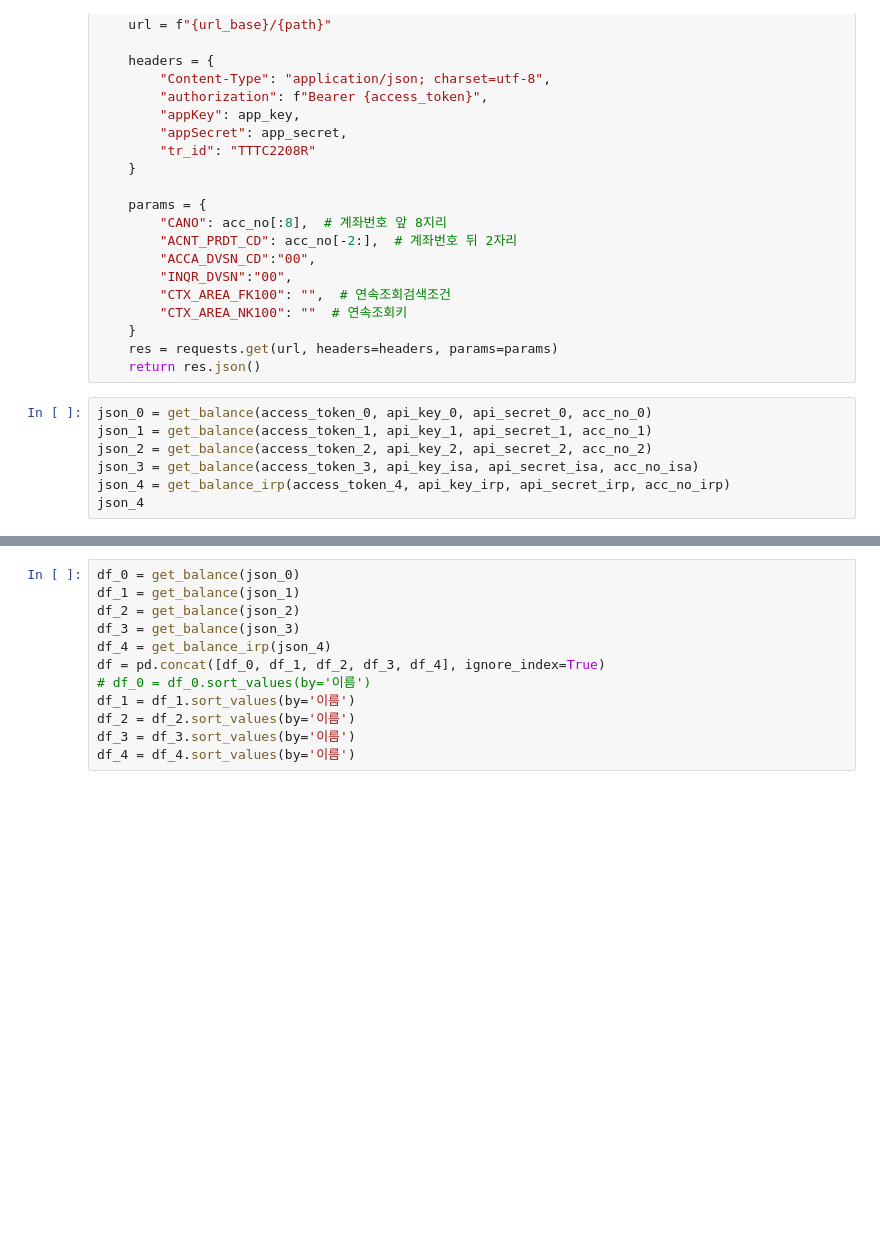
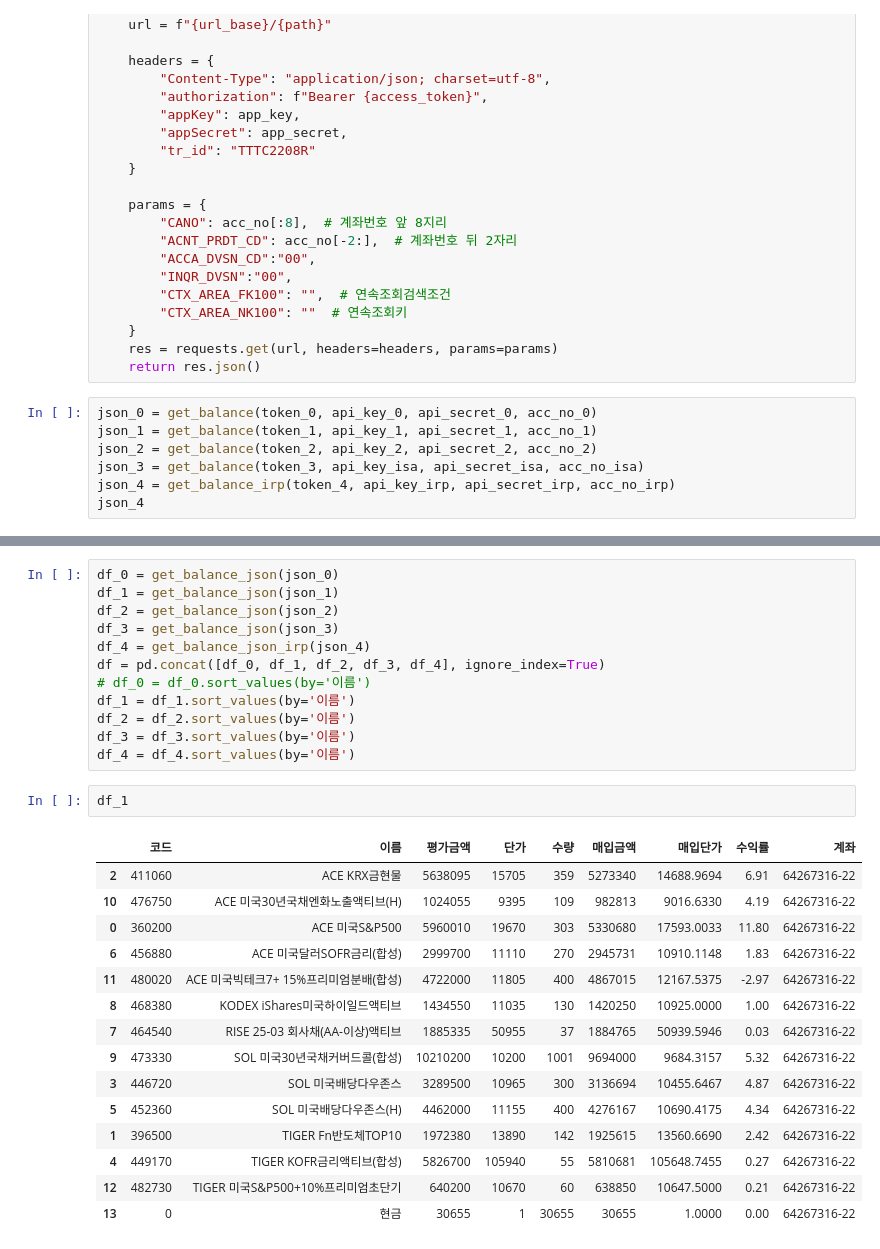
Before and after one commit to birdblues/kbtest, a Jupyter notebook: test01.ipynb, the cells around one changed output, grey strips where cells are left out. Cells and saved outputs as stored; diff of their text form; blank space fills up the shorter version.

```diff
--- a/test01.ipynb
+++ b/test01.ipynb
@@ -147,11 +178,11 @@ def get_balance_irp(access_token, app_key, app_secret, acc_no):
     res = requests.get(url, headers=headers, params=params)
     return res.json()
 # %%
-json_0 = get_balance(access_token_0, api_key_0, api_secret_0, acc_no_0)
-json_1 = get_balance(access_token_1, api_key_1, api_secret_1, acc_no_1)
-json_2 = get_balance(access_token_2, api_key_2, api_secret_2, acc_no_2)
-json_3 = get_balance(access_token_3, api_key_isa, api_secret_isa, acc_no_isa)
-json_4 = get_balance_irp(access_token_4, api_key_irp, api_secret_irp, acc_no_irp)
+json_0 = get_balance(token_0, api_key_0, api_secret_0, acc_no_0)
+json_1 = get_balance(token_1, api_key_1, api_secret_1, acc_no_1)
+json_2 = get_balance(token_2, api_key_2, api_secret_2, acc_no_2)
+json_3 = get_balance(token_3, api_key_isa, api_secret_isa, acc_no_isa)
+json_4 = get_balance_irp(token_4, api_key_irp, api_secret_irp, acc_no_irp)
 json_4
 # %% [output]
 {'ctx_area_fk100': '64012548^29^00^00^                                                                                  ',
@@ -232,14 +249,32 @@ def get_balance_irp(json):
         ap["계좌"] = json['ctx_area_fk100'][:8] + '-' + json['ctx_area_fk100'][9:11]
     return ap
 # %%
-df_0 = get_balance(json_0)
-df_1 = get_balance(json_1)
-df_2 = get_balance(json_2)
-df_3 = get_balance(json_3)
-df_4 = get_balance_irp(json_4)
+df_0 = get_balance_json(json_0)
+df_1 = get_balance_json(json_1)
+df_2 = get_balance_json(json_2)
+df_3 = get_balance_json(json_3)
+df_4 = get_balance_json_irp(json_4)
 df = pd.concat([df_0, df_1, df_2, df_3, df_4], ignore_index=True)
 # df_0 = df_0.sort_values(by='이름')
 df_1 = df_1.sort_values(by='이름')
 df_2 = df_2.sort_values(by='이름')
 df_3 = df_3.sort_values(by='이름')
 df_4 = df_4.sort_values(by='이름')
+# %%
+df_1
+# %% [output]
+|  | 코드 | 이름 | 평가금액 | 단가 | 수량 | 매입금액 | 매입단가 | 수익률 | 계좌 |
+| 2 | 411060 | ACE KRX금현물 | 5638095 | 15705 | 359 | 5273340 | 14688.9694 | 6.91 | 64267316-22 |
+| 10 | 476750 | ACE 미국30년국채엔화노출액티브(H) | 1024055 | 9395 | 109 | 982813 | 9016.6330 | 4.19 | 64267316-22 |
+| 0 | 360200 | ACE 미국S&P500 | 5960010 | 19670 | 303 | 5330680 | 17593.0033 | 11.80 | 64267316-22 |
+| 6 | 456880 | ACE 미국달러SOFR금리(합성) | 2999700 | 11110 | 270 | 2945731 | 10910.1148 | 1.83 | 64267316-22 |
+| 11 | 480020 | ACE 미국빅테크7+ 15%프리미엄분배(합성) | 4722000 | 11805 | 400 | 4867015 | 12167.5375 | -2.97 | 64267316-22 |
+| 8 | 468380 | KODEX iShares미국하이일드액티브 | 1434550 | 11035 | 130 | 1420250 | 10925.0000 | 1.00 | 64267316-22 |
+| 7 | 464540 | RISE 25-03 회사채(AA-이상)액티브 | 1885335 | 50955 | 37 | 1884765 | 50939.5946 | 0.03 | 64267316-22 |
+| 9 | 473330 | SOL 미국30년국채커버드콜(합성) | 10210200 | 10200 | 1001 | 9694000 | 9684.3157 | 5.32 | 64267316-22 |
+| 3 | 446720 | SOL 미국배당다우존스 | 3289500 | 10965 | 300 | 3136694 | 10455.6467 | 4.87 | 64267316-22 |
+| 5 | 452360 | SOL 미국배당다우존스(H) | 4462000 | 11155 | 400 | 4276167 | 10690.4175 | 4.34 | 64267316-22 |
+| 1 | 396500 | TIGER Fn반도체TOP10 | 1972380 | 13890 | 142 | 1925615 | 13560.6690 | 2.42 | 64267316-22 |
+| 4 | 449170 | TIGER KOFR금리액티브(합성) | 5826700 | 105940 | 55 | 5810681 | 105648.7455 | 0.27 | 64267316-22 |
+| 12 | 482730 | TIGER 미국S&P500+10%프리미엄초단기 | 640200 | 10670 | 60 | 638850 | 10647.5000 | 0.21 | 64267316-22 |
+| 13 | 0 | 현금 | 30655 | 1 | 30655 | 30655 | 1.0000 | 0.00 | 64267316-22 |
```
Also changed, not shown: parts of 23 cells of this notebook.
